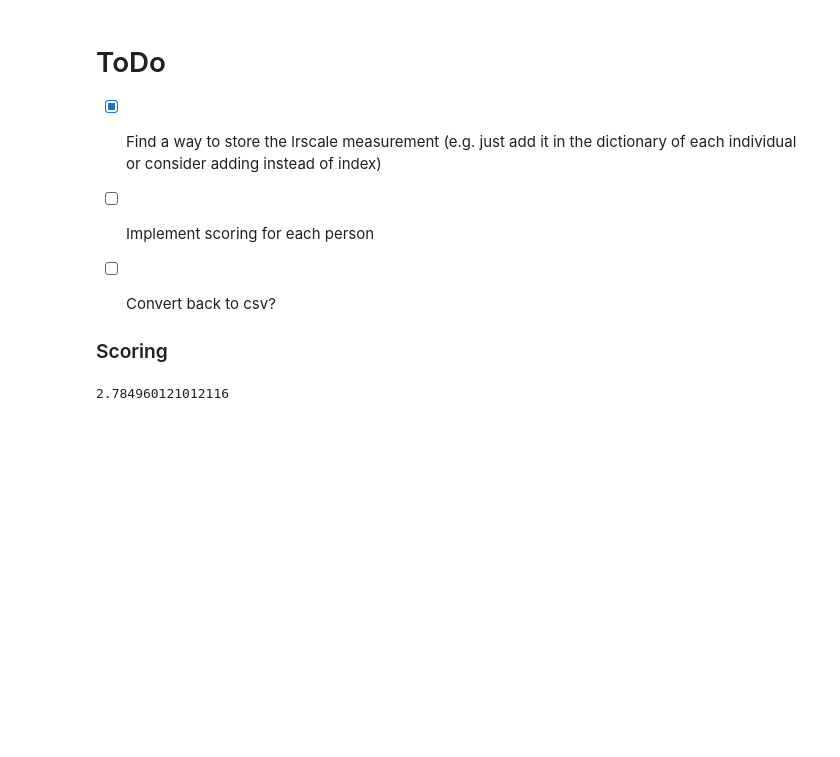
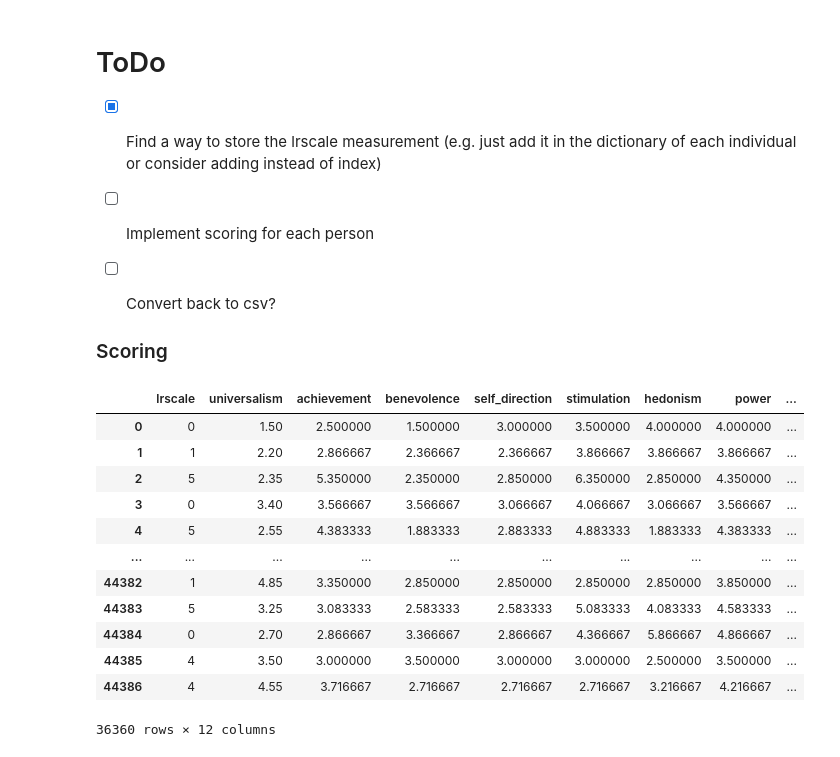
Before and after one commit to bengineerdavis/climatemind-backend, a Jupyter notebook: ml_models/politcial_preference/pvq21 data analysis/pvq21 exploration-analysis.ipynb, the cells around one changed output. Drawn from its saved outputs; the diff is of its cells as text; code cells hidden in the pictures; blank space fills up the shorter version.

Commit message:
fix centred scoring

```diff
--- a/ml_models/politcial_preference/pvq21 data analysis/pvq21 exploration-analysis.ipynb
+++ b/ml_models/politcial_preference/pvq21 data analysis/pvq21 exploration-analysis.ipynb
@@ -185,18 +185,22 @@ overall_score = 0
 
 for index,rows in pvq_cleaned.iterrows():
     averaged_raw[index]['lrscale'] = rows['lrscale'] #adding the left-right scale
-
+    overall_score = 0
+    person_overall_score = 0 #instantiating the variable that will sum of value scores for each person
     for human_value,questions in values.items():
-        cumulative_value = 0
-
+        cumulative_value = 0 #instantiate the variable that will hold all question scores mapping to a value
+        value_score = 0  #instantiate the variable that will hold the score for the mapped value
         for question in questions:
             cumulative_value += rows[question]
             num_questions = len(questions)
 
-        averaged_raw[index][human_value] =  cumulative_value/num_questions
-#         averaged_raw_test[index] = {human_value:cumulative_value/num_questions}
+        value_score = cumulative_value/num_questions
+        averaged_raw[index][human_value] =  value_score
 
-        overall_score += cumulative_value/num_questions #calculate the overall, global score
+        person_overall_score += value_score #calculate the overall, global score
+
+
+    averaged_raw[index]['p_avg'] = person_overall_score/10
 # %% [markdown]
 Make sure the numbers are being added cumulatively
 # %%
@@ -217,18 +221,12 @@ print(overall_score)
 
 
 ### Scoring
-# %%
-# print(overall_score)
-overall_avg = overall_score / (len(averaged_raw)*10)
-overall_avg
-# %% [output]
-2.784960121012116
 # %%
 #make it faster!
 
-def centred_scoring(raw_score,overall_avg):
+def centred_scoring(p_avg, raw_score,overall_avg):
     POSITIVITY_CONSTANT = 3.5
-    centred_score = (raw_score - overall_avg + POSITIVITY_CONSTANT)
+    centred_score = (raw_score - p_avg + POSITIVITY_CONSTANT)
 
     return centred_score
 
@@ -239,7 +237,7 @@ def create_centred_dict(value_score_dictionary):
         centred_scores[index]['lrscale'] = scores['lrscale']
         for value, raw_score in scores.items():
             if value != 'lrscale':
-                centred_scores[index][value] = centred_scoring(raw_score,overall_avg)
+                centred_scores[index][value] = centred_scoring(value_score_dictionary[index]['p_avg'],raw_score,index)
 
 
     return centred_scores
@@ -250,3 +248,19 @@ centred_dict = create_centred_dict(averaged_raw)
 pvq_centred_scores = pd.DataFrame.from_dict(centred_dict, orient='index')
 # %%
 pvq_centred_scores.to_csv('pvq21CENTRED.csv', index = True)
+# %%
+pvq_centred_scores
+# %% [output]
+|  | lrscale | universalism | achievement | benevolence | self_direction | stimulation | hedonism | power | ... |
+| 0 | 0 | 1.50 | 2.500000 | 1.500000 | 3.000000 | 3.500000 | 4.000000 | 4.000000 | ... |
+| 1 | 1 | 2.20 | 2.866667 | 2.366667 | 2.366667 | 3.866667 | 3.866667 | 3.866667 | ... |
+| 2 | 5 | 2.35 | 5.350000 | 2.350000 | 2.850000 | 6.350000 | 2.850000 | 4.350000 | ... |
+| 3 | 0 | 3.40 | 3.566667 | 3.566667 | 3.066667 | 4.066667 | 3.066667 | 3.566667 | ... |
+| 4 | 5 | 2.55 | 4.383333 | 1.883333 | 2.883333 | 4.883333 | 1.883333 | 4.383333 | ... |
+| ... | ... | ... | ... | ... | ... | ... | ... | ... | ... |
+| 44382 | 1 | 4.85 | 3.350000 | 2.850000 | 2.850000 | 2.850000 | 2.850000 | 3.850000 | ... |
+| 44383 | 5 | 3.25 | 3.083333 | 2.583333 | 2.583333 | 5.083333 | 4.083333 | 4.583333 | ... |
+| 44384 | 0 | 2.70 | 2.866667 | 3.366667 | 2.866667 | 4.366667 | 5.866667 | 4.866667 | ... |
+| 44385 | 4 | 3.50 | 3.000000 | 3.500000 | 3.000000 | 3.000000 | 2.500000 | 3.500000 | ... |
+| 44386 | 4 | 4.55 | 3.716667 | 2.716667 | 2.716667 | 2.716667 | 3.216667 | 4.216667 | ... |
+36360 rows × 12 columns
```
Also changed, not shown: parts of 1 cell of this notebook, 1 other file.
